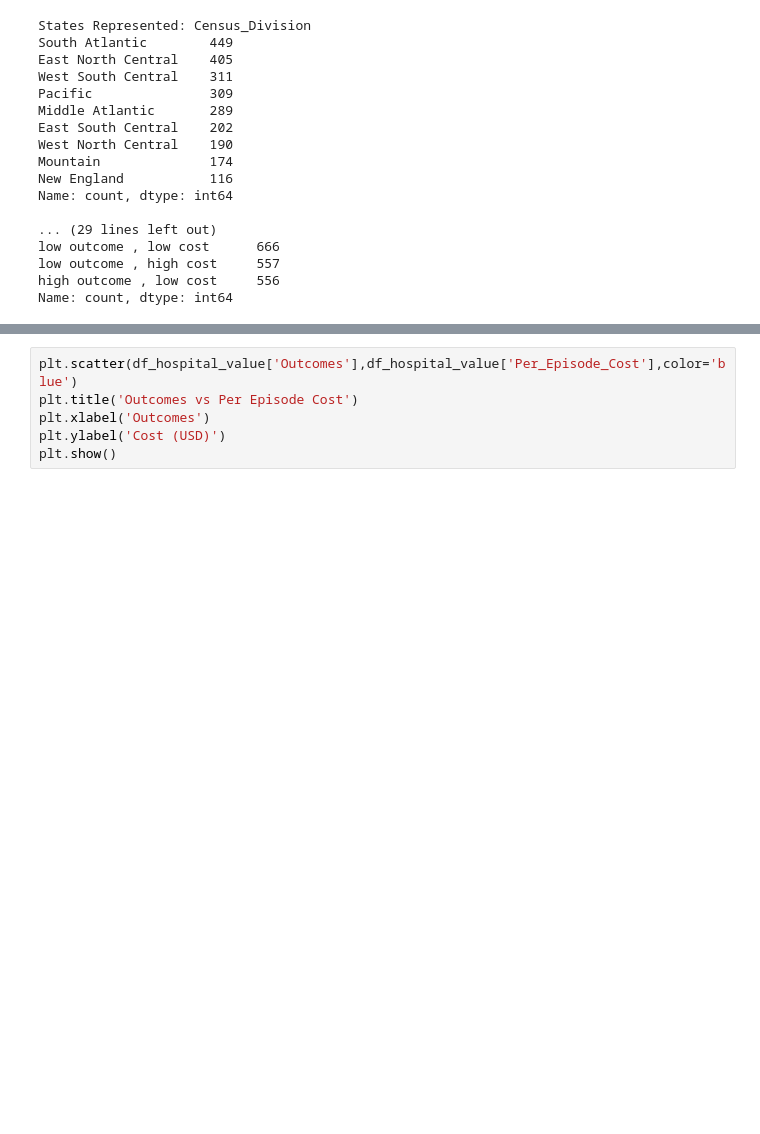
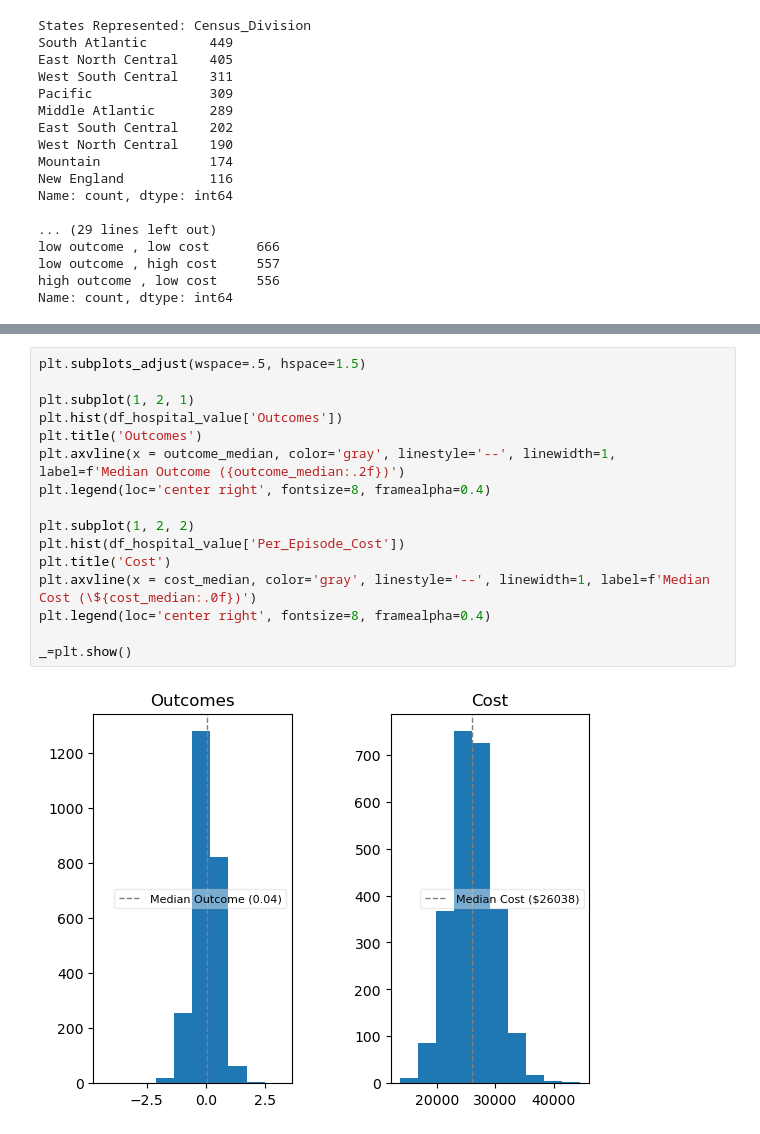
Before and after one commit to KabiraL/Hospital_Assessment, a Jupyter notebook: Notebooks/Hospital_Scoring.ipynb, the cells around one changed output, grey strips where cells are left out. Drawn from its saved outputs; the diff is of its cells as text; blank space fills up the shorter version.

```diff
--- a/Notebooks/Hospital_Scoring.ipynb
+++ b/Notebooks/Hospital_Scoring.ipynb
@@ -675,7 +708,19 @@ df_hospital_value.info()
-# %%
-plt.scatter(df_hospital_value['Outcomes'],df_hospital_value['Per_Episode_Cost'],color='blue')
-plt.title('Outcomes vs Per Episode Cost')
-plt.xlabel('Outcomes')
-plt.ylabel('Cost (USD)')
-plt.show()
+# %%
+plt.subplots_adjust(wspace=.5, hspace=1.5)
+
+plt.subplot(1, 2, 1)
+plt.hist(df_hospital_value['Outcomes'])
+plt.title('Outcomes')
+plt.axvline(x = outcome_median, color='gray', linestyle='--', linewidth=1, label=f'Median Outcome ({outcome_median:.2f})')
+plt.legend(loc='center right', fontsize=8, framealpha=0.4)
+
+plt.subplot(1, 2, 2)
+plt.hist(df_hospital_value['Per_Episode_Cost'])
+plt.title('Cost')
+plt.axvline(x = cost_median, color='gray', linestyle='--', linewidth=1, label=f'Median Cost (\${cost_median:.0f})')
+plt.legend(loc='center right', fontsize=8, framealpha=0.4)
+
+_=plt.show()
+# %% [output]
+[figure, added]
 # %%
```
Also changed, not shown: parts of 11 cells of this notebook.
